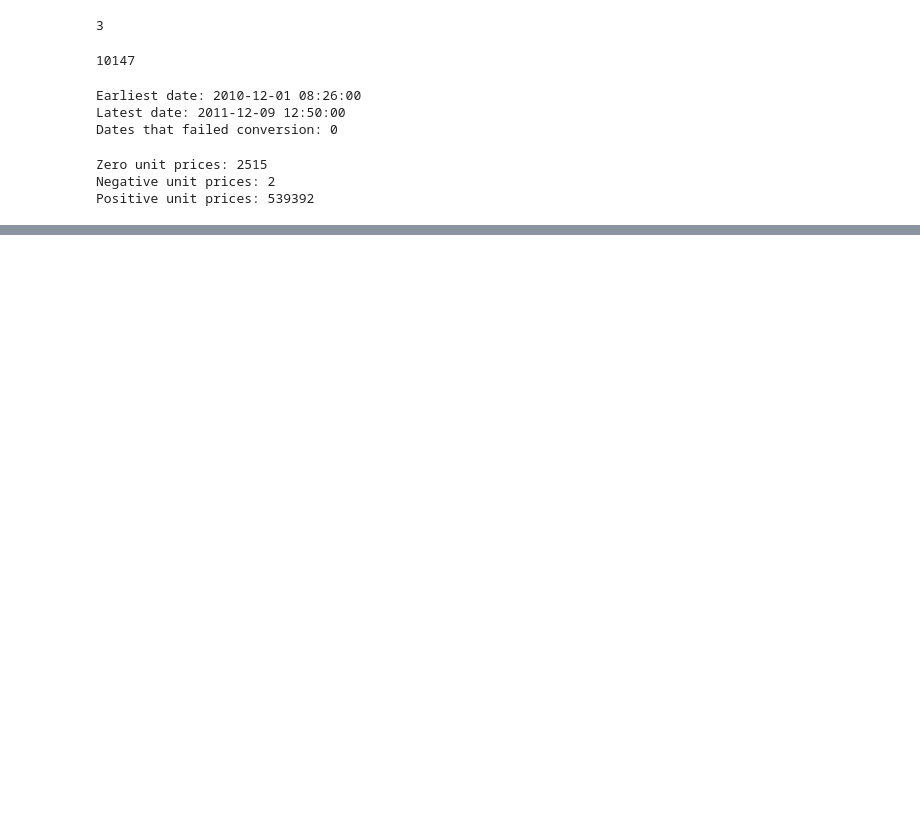
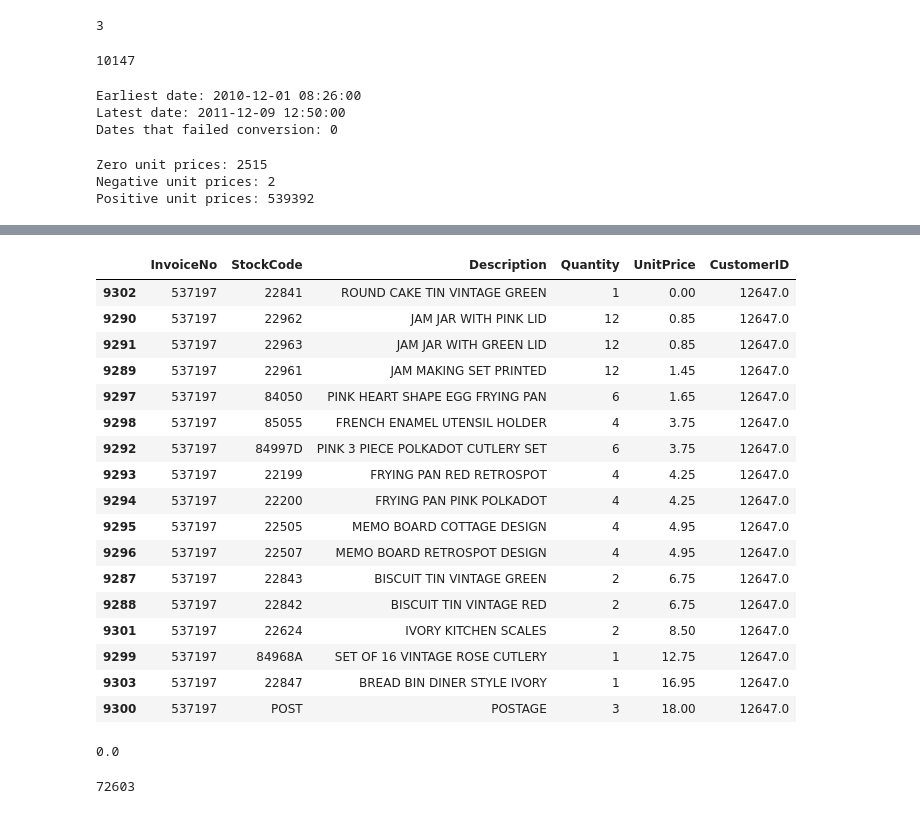
Before and after one commit to Advait795/Data_Eng_Prac_Projects, a Jupyter notebook: supplier-sales-data-platform/notebooks/01_source_assessment.ipynb, the cells around one changed output, grey strips where cells are left out. Drawn from its saved outputs; the diff is of its cells as text; code cells hidden in the pictures; blank space fills up the shorter version.

```diff
--- a/supplier-sales-data-platform/notebooks/01_source_assessment.ipynb
+++ b/supplier-sales-data-platform/notebooks/01_source_assessment.ipynb
@@ -443,3 +443,12 @@ print("Positive unit prices:", (df["UnitPrice"] > 0).sum())
 Zero unit prices: 2515
 Negative unit prices: 2
 Positive unit prices: 539392
+# %%
+invoice_C = df["InvoiceNo"].str.startswith("C", na=False)
+
+invoice_Not_C = ~invoice_C
+
+
+df["LineRevenue"] = df["Quantity"] * df["UnitPrice"]
+
+df.head(10)
@@ -445,0 +843,41 @@ Positive unit prices: 539392
+# %%
+display(
+    df.loc[
+        df["InvoiceNo"] == "537197",
+        [
+            "InvoiceNo",
+            "StockCode",
+            "Description",
+            "Quantity",
+            "UnitPrice",
+            "CustomerID"
+        ]
+    ].sort_values("UnitPrice")
+)
+# %% [output]
+|  | InvoiceNo | StockCode | Description | Quantity | UnitPrice | CustomerID |
+| 9302 | 537197 | 22841 | ROUND CAKE TIN VINTAGE GREEN | 1 | 0.00 | 12647.0 |
+| 9290 | 537197 | 22962 | JAM JAR WITH PINK LID | 12 | 0.85 | 12647.0 |
+| 9291 | 537197 | 22963 | JAM JAR WITH GREEN LID | 12 | 0.85 | 12647.0 |
+| 9289 | 537197 | 22961 | JAM MAKING SET PRINTED | 12 | 1.45 | 12647.0 |
+| 9297 | 537197 | 84050 | PINK HEART SHAPE EGG FRYING PAN | 6 | 1.65 | 12647.0 |
+| 9298 | 537197 | 85055 | FRENCH ENAMEL UTENSIL HOLDER | 4 | 3.75 | 12647.0 |
+| 9292 | 537197 | 84997D | PINK 3 PIECE POLKADOT CUTLERY SET | 6 | 3.75 | 12647.0 |
+| 9293 | 537197 | 22199 | FRYING PAN RED RETROSPOT | 4 | 4.25 | 12647.0 |
+| 9294 | 537197 | 22200 | FRYING PAN PINK POLKADOT | 4 | 4.25 | 12647.0 |
+| 9295 | 537197 | 22505 | MEMO BOARD COTTAGE DESIGN | 4 | 4.95 | 12647.0 |
+| 9296 | 537197 | 22507 | MEMO BOARD RETROSPOT DESIGN | 4 | 4.95 | 12647.0 |
+| 9287 | 537197 | 22843 | BISCUIT TIN VINTAGE GREEN | 2 | 6.75 | 12647.0 |
+| 9288 | 537197 | 22842 | BISCUIT TIN VINTAGE RED | 2 | 6.75 | 12647.0 |
+| 9301 | 537197 | 22624 | IVORY KITCHEN SCALES | 2 | 8.50 | 12647.0 |
+| 9299 | 537197 | 84968A | SET OF 16 VINTAGE ROSE CUTLERY | 1 | 12.75 | 12647.0 |
+| 9303 | 537197 | 22847 | BREAD BIN DINER STYLE IVORY | 1 | 16.95 | 12647.0 |
+| 9300 | 537197 | POST | POSTAGE | 3 | 18.00 | 12647.0 |
+# %%
+zero_price_positive_qty["LineRevenue"].sum()
+# %% [output]
+0.0
+# %%
+zero_price_positive_qty["Quantity"].sum()
+# %% [output]
+72603
```
Also changed, not shown: parts of 31 cells of this notebook, 4 other files.
